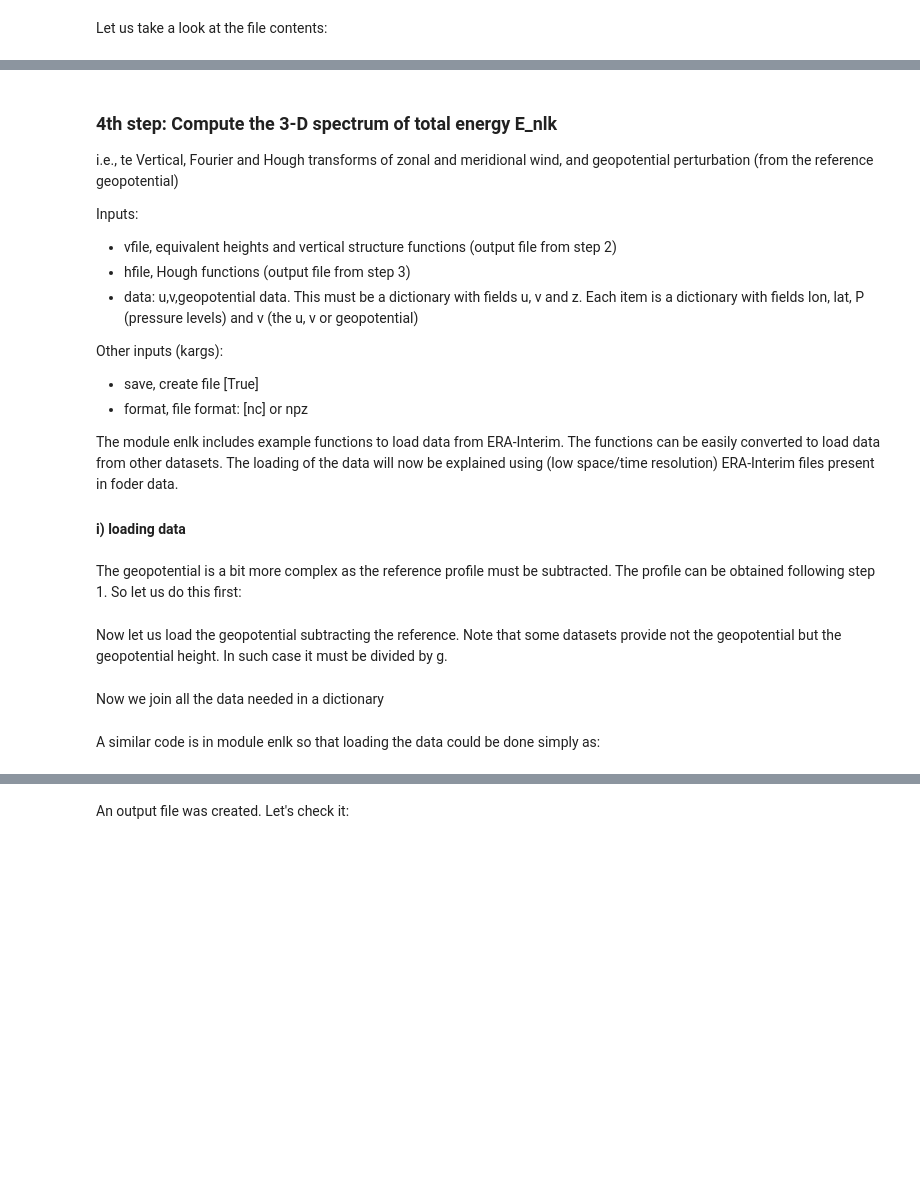
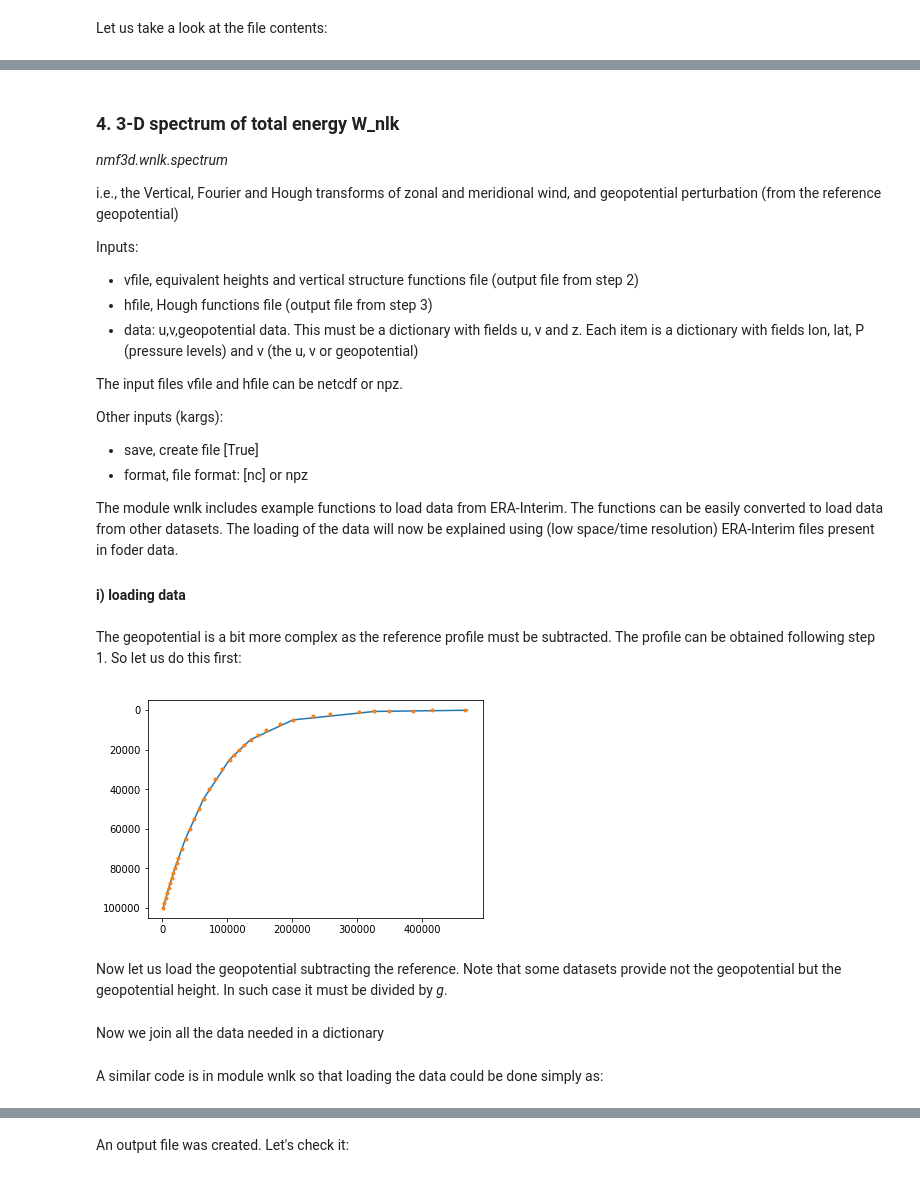
Before and after one commit to martalmeida/nmf3d, a Jupyter notebook: doc/tutorial.ipynb, the cells around one changed output, grey strips where cells are left out. Drawn from its saved outputs; the diff is of its cells as text; code cells hidden in the pictures; blank space fills up the shorter version.

```diff
--- a/doc/tutorial.ipynb
+++ b/doc/tutorial.ipynb
@@ -269,18 +269,21 @@ nmf3d.calcs.ncshow(hfile,Lmax=40)
 # %% [markdown]
-### 4th step:   Compute the 3-D spectrum of total energy E_nlk
+### 4. 3-D spectrum of total energy W_nlk
+*nmf3d.wnlk.spectrum*
 
-i.e., te Vertical, Fourier and Hough transforms of zonal and meridional wind, and geopotential perturbation (from the reference geopotential)
+i.e., the Vertical, Fourier and Hough transforms of zonal and meridional wind, and geopotential perturbation (from the reference geopotential)
 
 Inputs:
- - vfile,  equivalent heights and vertical structure functions (output file from step 2)
- - hfile, Hough functions (output file from step 3)
+ - vfile,  equivalent heights and vertical structure functions file (output file from step 2)
+ - hfile, Hough functions file (output file from step 3)
  - data: u,v,geopotential data. This must be a dictionary with fields u, v and z. Each item is a dictionary with fields lon, lat, P (pressure levels) and v (the u, v or geopotential)
+
+The input files vfile and hfile can be netcdf or npz.
 
 Other inputs (kargs):
  - save, create file [True]
  - format, file format: [nc] or npz
 
-The module enlk includes example functions to load data from ERA-Interim. The functions can be easily converted to load data from other datasets. The loading of the data will now be explained using (low space/time resolution) ERA-Interim files present in foder data.
+The module wnlk includes example functions to load data from ERA-Interim. The functions can be easily converted to load data from other datasets. The loading of the data will now be explained using (low space/time resolution) ERA-Interim files present in foder data.
 
 #### i) loading data
 # %%
@@ -308,20 +311,23 @@ nc.close()
 # %% [markdown]
 The geopotential is a bit more complex as the reference profile must be subtracted. The profile can be obtained following step 1. So let us do this first:
 # %%
-files=nmf3d.datafolder+'/Z*'
-Z,Zlev=nmf3d.calcs.profile(files,xname='lon',yname='lat',zname='lev')
+files=nmf3d.datafolder+'/z*'
+Z,Zlev=nmf3d.calcs.profile(files,xname='lon',yname='lat',zname='lev', quiet=1)
 pl.plot(Z,Zlev)
 pl.gca().invert_yaxis()
 Zref=Z.astype('d') # for later use
 
 # now let's save this data for future use:
 np.savetxt(nmf3d.datafolder+'/PHI_raw.txt',[Zref,Zlev])
+
 # data folder also includes a realistic geopotential profile from ERA-Interim:
 f=nmf3d.datafolder+'/PHI_ERA_I_1979_2010.txt'
-Z_,z_=np.loadtxt(f)
-pl.plot(Z_,z_,'.')
+z_,zlev_=np.loadtxt(f)
+pl.plot(z_,zlev_,'.');
+# %% [output]
+[figure, added]
 # %% [markdown]
-Now let us load the geopotential subtracting the reference. Note that some datasets provide not the geopotential but the geopotential height. In such case it must be divided by g.
+Now let us load the geopotential subtracting the reference. Note that some datasets provide not the geopotential but the geopotential height. In such case it must be divided by *g*.
 # %%
 # Load geopotential:
 nc=netCDF4.Dataset(fz)
@@ -341,5 +347,5 @@ Now we join all the data needed in a dictionary
 # %%
 data=dict(u=data_u,v=data_v,z=data_z)
 # %% [markdown]
-A similar code is in module enlk so that loading the data could be done simply as:
+A similar code is in module wnlk so that loading the data could be done simply as:
 # %%
```
Also changed, not shown: parts of 37 cells of this notebook, 27 other files.
